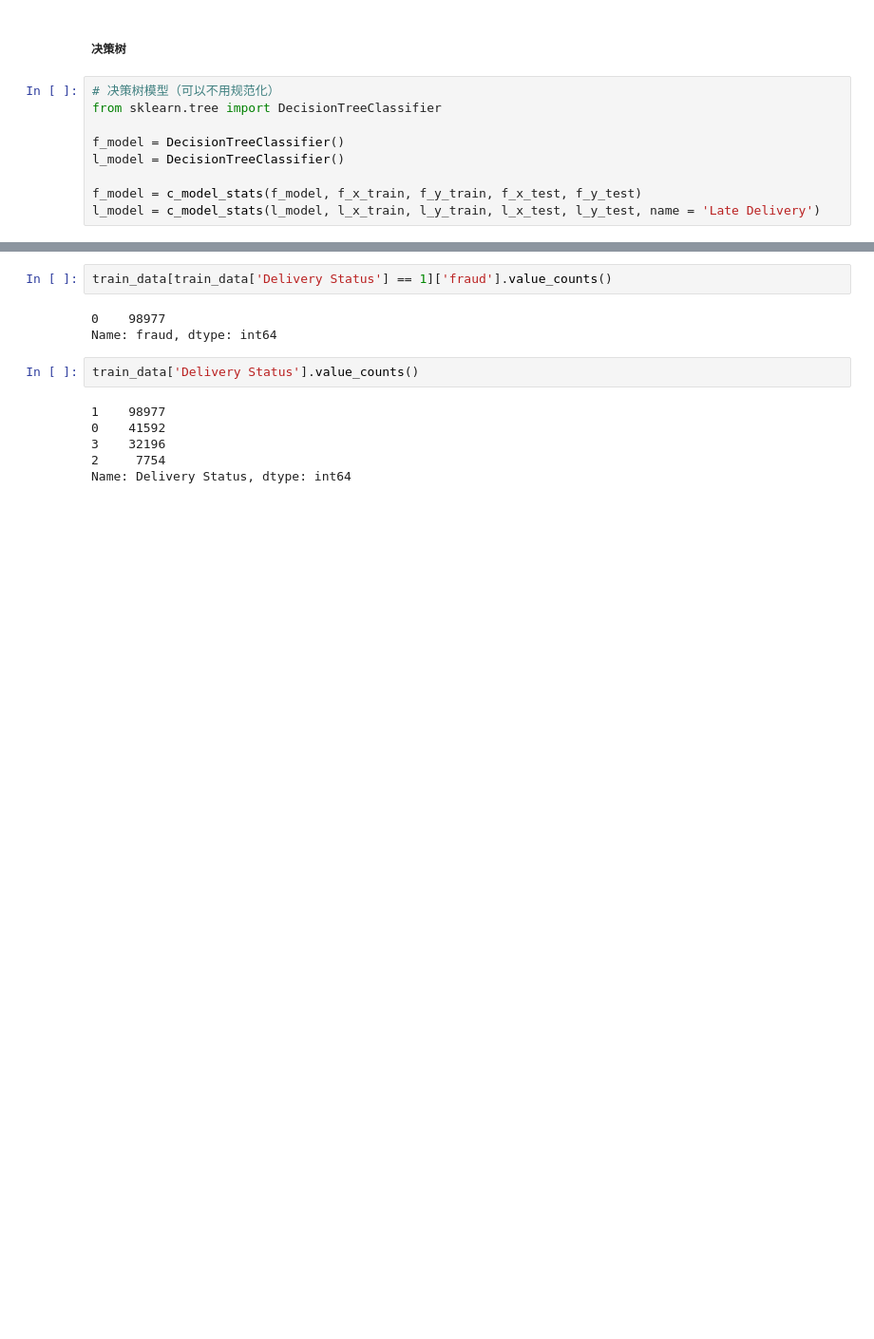
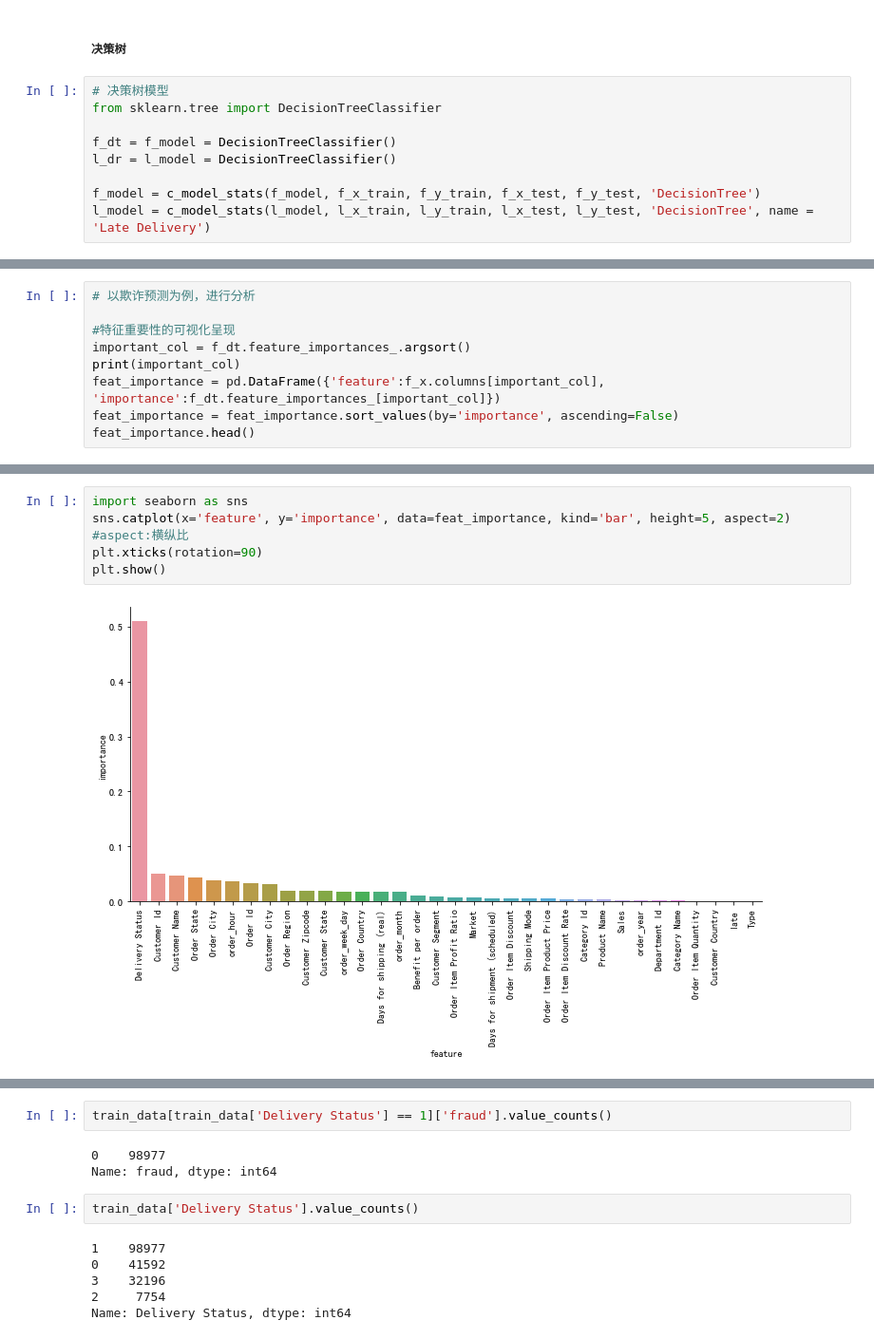
Before and after one commit to ruizhuwu/BI, a Jupyter notebook: week11/homework2.ipynb, the cells around one changed output, grey strips where cells are left out. Shown at 95% size. Drawn from its saved outputs; the diff is of its cells as text; blank space fills up the shorter version.

```diff
--- a/week11/homework2.ipynb
+++ b/week11/homework2.ipynb
@@ -408,13 +394,13 @@ time 35.61779737472534
 # %% [markdown]
 ##### 决策树
 # %%
-# 决策树模型（可以不用规范化）
+# 决策树模型
 from sklearn.tree import DecisionTreeClassifier
 
-f_model = DecisionTreeClassifier()
-l_model = DecisionTreeClassifier()
+f_dt = f_model = DecisionTreeClassifier()
+l_dr = l_model = DecisionTreeClassifier()
 
-f_model = c_model_stats(f_model, f_x_train, f_y_train, f_x_test, f_y_test)
-l_model = c_model_stats(l_model, l_x_train, l_y_train, l_x_test, l_y_test, name = 'Late Delivery')
+f_model = c_model_stats(f_model, f_x_train, f_y_train, f_x_test, f_y_test, 'DecisionTree')
+l_model = c_model_stats(l_model, l_x_train, l_y_train, l_x_test, l_y_test, 'DecisionTree', name = 'Late Delivery')
 # %% [output]
 Mission: Fraud
@@ -449,0 +423,9 @@ ExecutableNotFound: failed to execute ['dot', '-Tsvg'], make sure the Graphviz e
+# %%
+# 以欺诈预测为例，进行分析
+
+#特征重要性的可视化呈现
+important_col = f_dt.feature_importances_.argsort()
+print(important_col)
+feat_importance = pd.DataFrame({'feature':f_x.columns[important_col], 'importance':f_dt.feature_importances_[important_col]})
+feat_importance = feat_importance.sort_values(by='importance', ascending=False)
+feat_importance.head()
@@ -450 +441,8 @@ ExecutableNotFound: failed to execute ['dot', '-Tsvg'], make sure the Graphviz e
+# %%
+import seaborn as sns
+sns.catplot(x='feature', y='importance', data=feat_importance, kind='bar', height=5, aspect=2) #aspect:横纵比
+plt.xticks(rotation=90)
+plt.show()
+# %% [output]
+[figure, added]
 # %%
```
Also changed, not shown: parts of 55 cells of this notebook.
